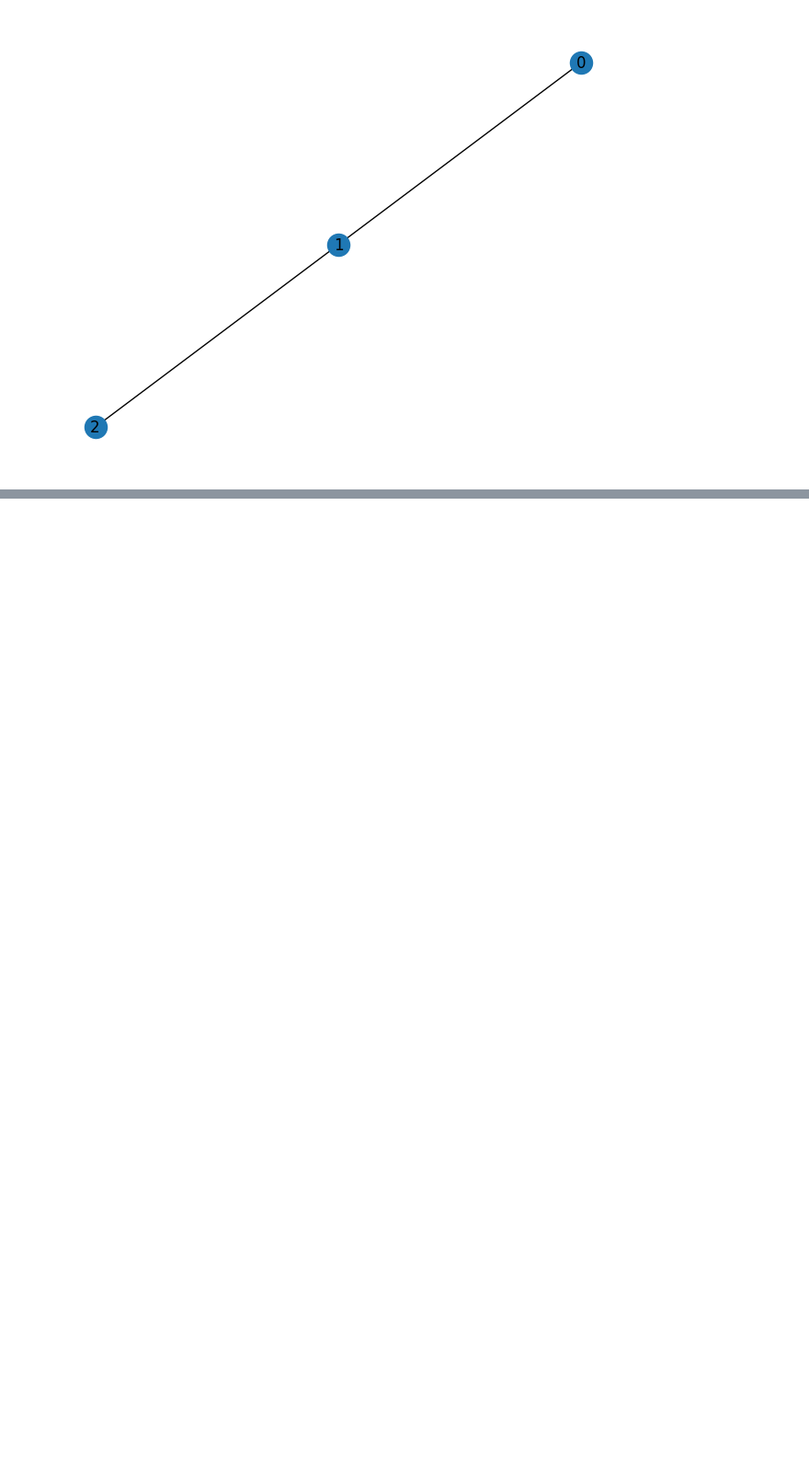
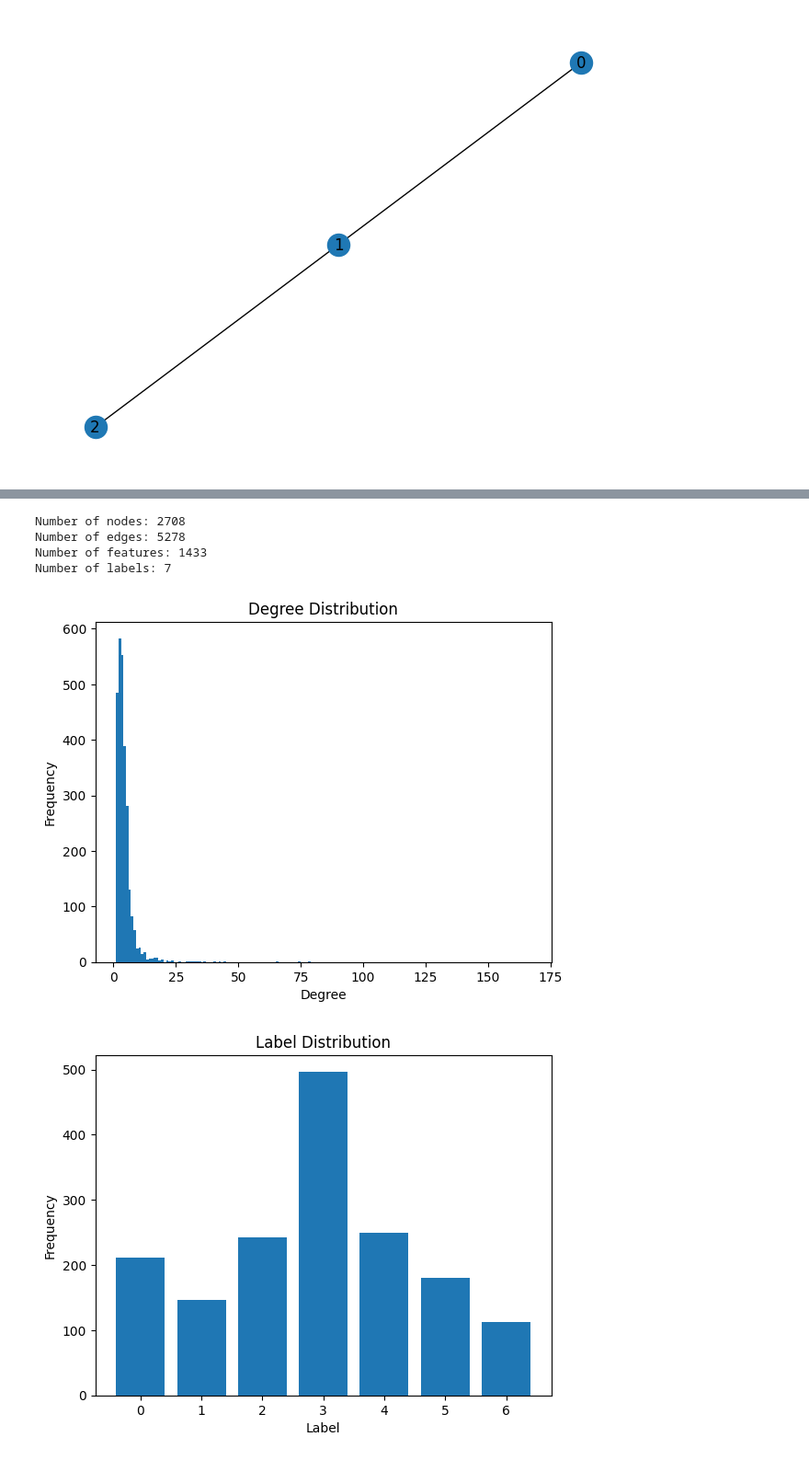
Before and after one commit to awshaffar/google_dmon, a Jupyter notebook: debug.ipynb, the cells around one changed output, grey strips where cells are left out. Shown: that part at 92% size. Saved outputs shown, nothing was run; the diff lists cells and outputs as text; code cells hidden in the pictures; blank space fills up the shorter version.

```diff
--- a/debug.ipynb
+++ b/debug.ipynb
@@ -184,0 +262,49 @@ plt.show()
+# %%
+import numpy as np
+import scipy.sparse
+import matplotlib.pyplot as plt
+import networkx as nx
+
+# Load the Cora dataset
+data = np.load('graph_embedding/dmon/data/cora.npz')
+
+# The adjacency matrix is stored as a sparse CSR matrix
+adjacency = scipy.sparse.csr_matrix((data['adj_data'], data['adj_indices'], data['adj_indptr']), shape=data['adj_shape'])
+
+# The feature matrix is also stored as a sparse CSR matrix
+features = scipy.sparse.csr_matrix((data['feature_data'], data['feature_indices'], data['feature_indptr']), shape=data['feature_shape'])
+
+# The labels are stored as a numpy array
+labels = data['labels']
+
+# Convert the adjacency matrix to a NetworkX graph
+G = nx.from_scipy_sparse_array(adjacency)
+
+# Print the number of nodes, edges, features, and labels
+print(f'Number of nodes: {G.number_of_nodes()}')
+print(f'Number of edges: {G.number_of_edges()}')
+print(f'Number of features: {features.shape[1]}')
+print(f'Number of labels: {np.unique(labels).size}')
+
+# Plot the degree distribution
+degrees = [G.degree(n) for n in G.nodes()]
+plt.hist(degrees, bins=range(1, np.max(degrees)))
+plt.title('Degree Distribution')
+plt.xlabel('Degree')
+plt.ylabel('Frequency')
+plt.show()
+
+# Plot the label distribution
+plt.hist(labels, bins=np.arange(labels.min(), labels.max()+2)-0.5, rwidth=0.8)
+plt.title('Label Distribution')
+plt.xlabel('Label')
+plt.ylabel('Frequency')
+plt.xticks(np.unique(labels))
+plt.show()
+# %% [output]
+Number of nodes: 2708
+Number of edges: 5278
+Number of features: 1433
+Number of labels: 7
+[figure, added]
+[figure, added]
```
Also changed, not shown: parts of 8 cells of this notebook, 4 other files.
